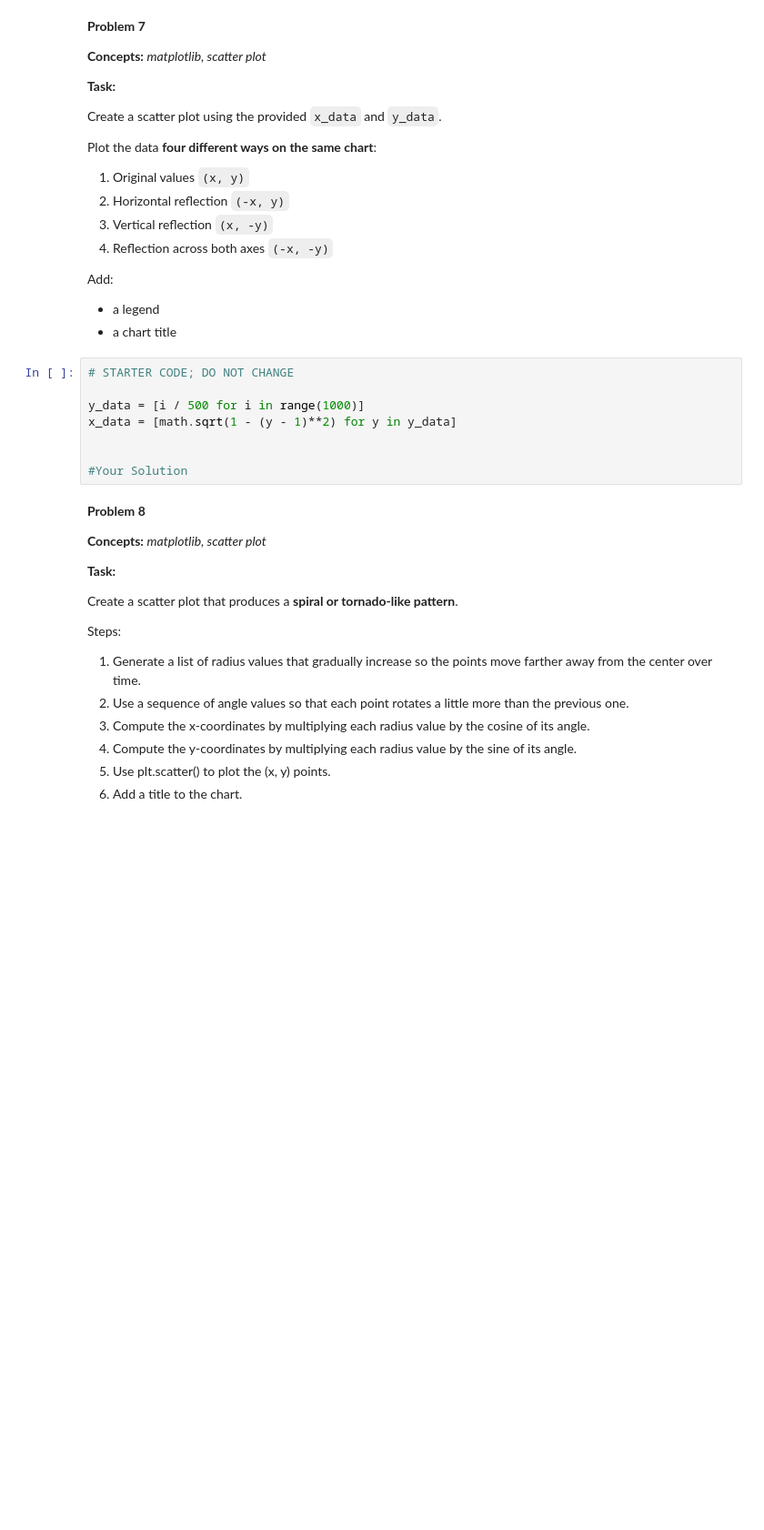
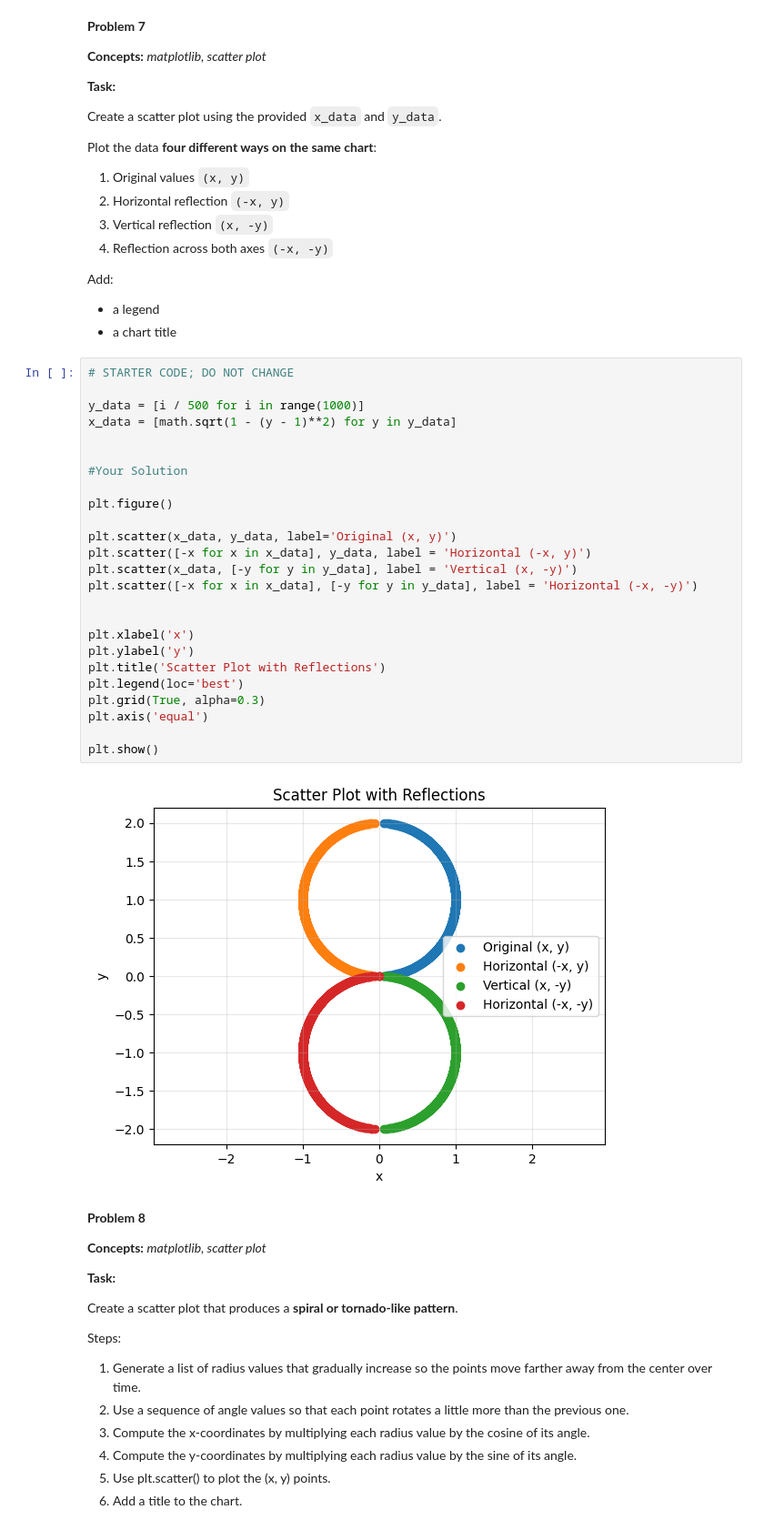
Before and after one commit to nrandazzo222/homework, a Jupyter notebook: week-09/homework.ipynb, the cells around one changed output. Shown at 91% size. Saved outputs shown, nothing was run; the diff lists cells and outputs as text; blank space fills up the shorter version.

```diff
--- a/week-09/homework.ipynb
+++ b/week-09/homework.ipynb
@@ -352,14 +352,33 @@ Plot the data **four different ways on the same chart**:
 Add:
 * a legend
 * a chart title
-# %%
-# STARTER CODE; DO NOT CHANGE
-
-y_data = [i / 500 for i in range(1000)]
-x_data = [math.sqrt(1 - (y - 1)**2) for y in y_data]
-
-
-#Your Solution
+# %%
+# STARTER CODE; DO NOT CHANGE
+
+y_data = [i / 500 for i in range(1000)]
+x_data = [math.sqrt(1 - (y - 1)**2) for y in y_data]
+
+
+#Your Solution
+
+plt.figure()
+
+plt.scatter(x_data, y_data, label='Original (x, y)')
+plt.scatter([-x for x in x_data], y_data, label = 'Horizontal (-x, y)')
+plt.scatter(x_data, [-y for y in y_data], label = 'Vertical (x, -y)')
+plt.scatter([-x for x in x_data], [-y for y in y_data], label = 'Horizontal (-x, -y)')
+
+
+plt.xlabel('x')
+plt.ylabel('y')
+plt.title('Scatter Plot with Reflections')
+plt.legend(loc='best')
+plt.grid(True, alpha=0.3)
+plt.axis('equal')
+
+plt.show()
+# %% [output]
+[figure, added]
 # %% [markdown]
 **Problem 8**
 
```
